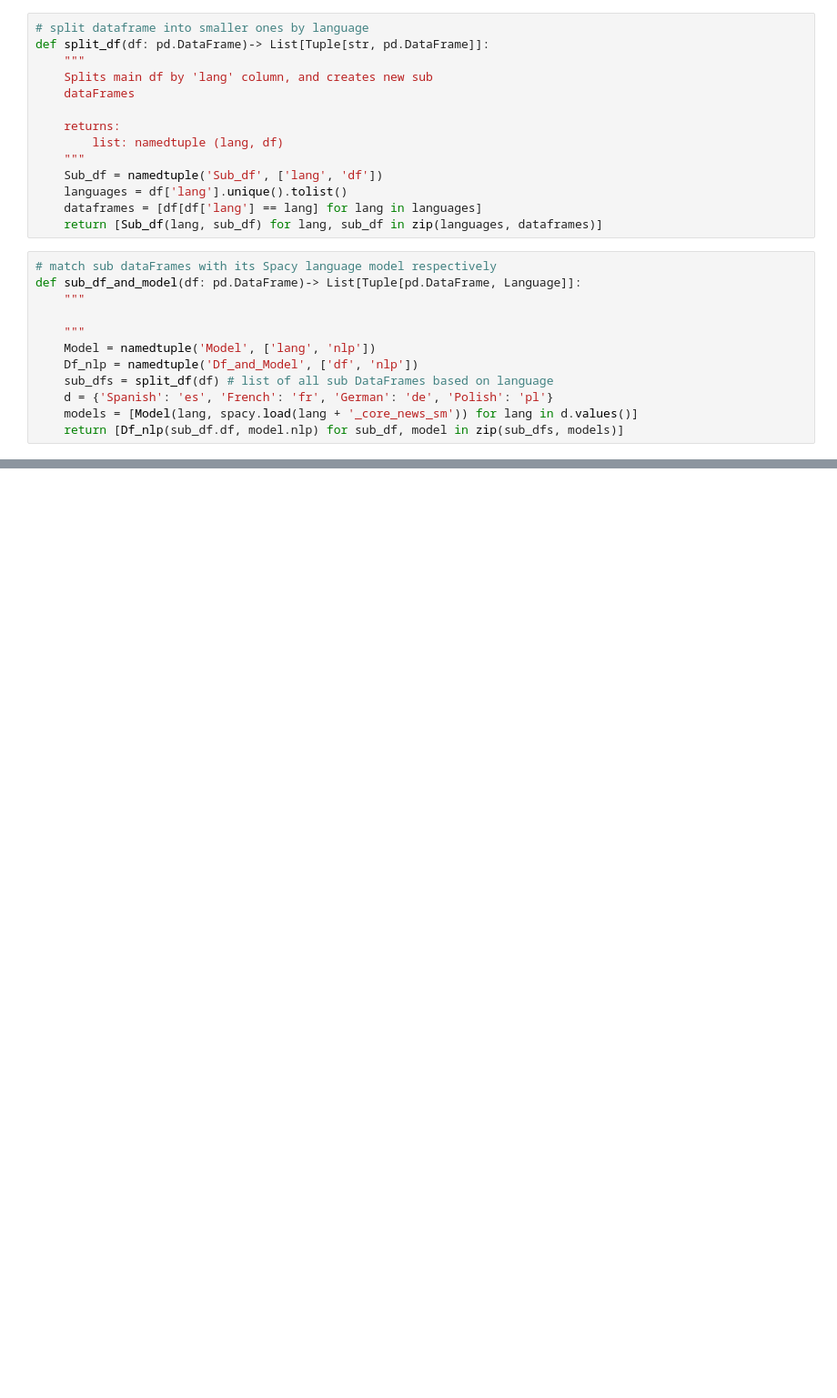
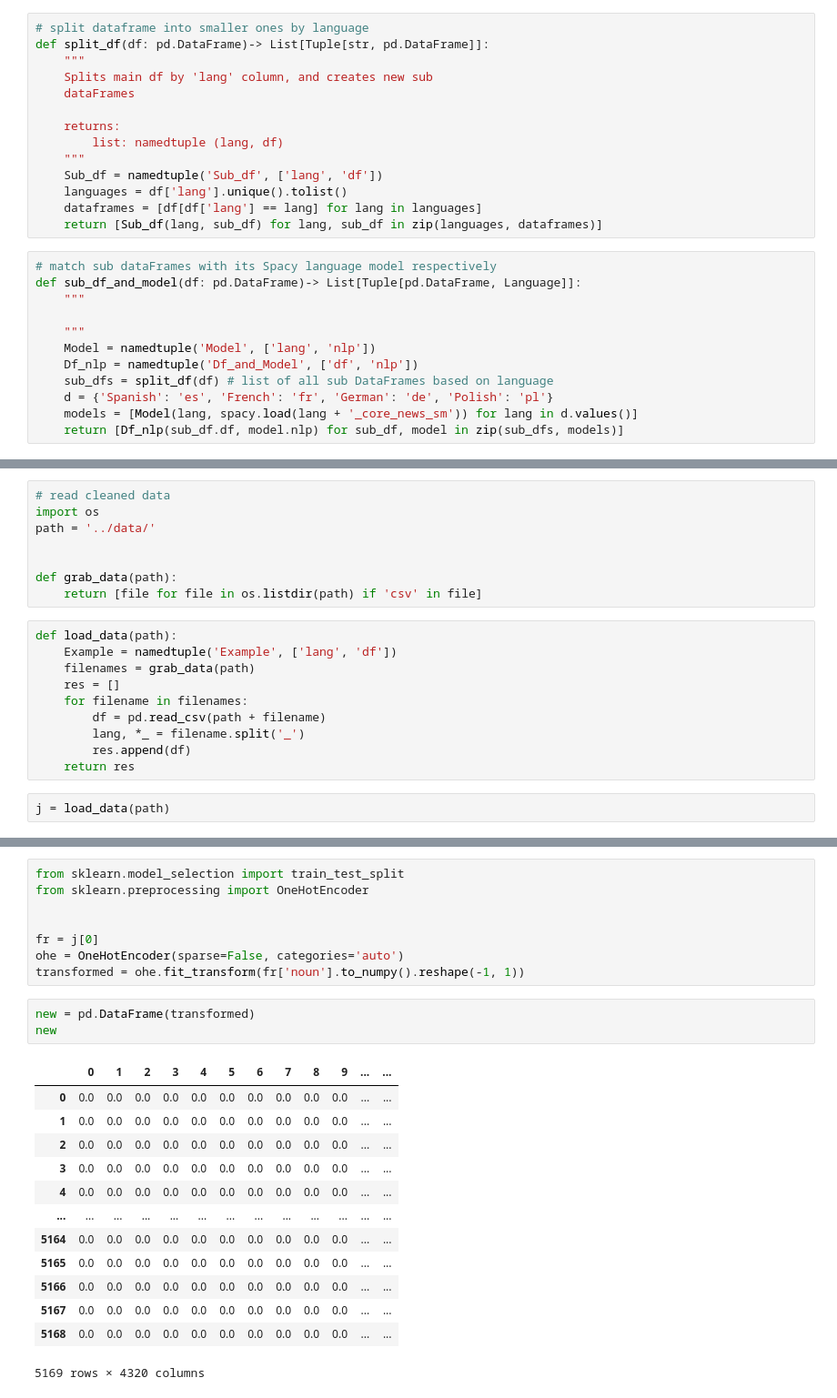
Before and after one commit to NinaNusb/-Morphology-Gender-assignment, a Jupyter notebook: notebooks/main.ipynb, the cells around one changed output, grey strips where cells are left out. Shown: that part at 91% size. Saved outputs shown, nothing was run; the diff lists cells and outputs as text; blank space fills up the shorter version.

```diff
--- a/notebooks/main.ipynb
+++ b/notebooks/main.ipynb
@@ -84,0 +216,20 @@ def sub_to_json(sub_dfs: List[pd.DataFrame])-> None:
+# %%
+# read cleaned data
+import os
+path = '../data/'
+
+
+def grab_data(path):
+    return [file for file in os.listdir(path) if 'csv' in file]
+# %%
+def load_data(path):
+    Example = namedtuple('Example', ['lang', 'df'])
+    filenames = grab_data(path)
+    res = []
+    for filename in filenames:
+        df = pd.read_csv(path + filename)
+        lang, *_ = filename.split('_')
+        res.append(df)
+    return res
+# %%
+j = load_data(path)
@@ -84,0 +254,25 @@ def sub_to_json(sub_dfs: List[pd.DataFrame])-> None:
+# %%
+from sklearn.model_selection import train_test_split
+from sklearn.preprocessing import OneHotEncoder
+
+
+fr = j[0]
+ohe = OneHotEncoder(sparse=False, categories='auto')
+transformed = ohe.fit_transform(fr['noun'].to_numpy().reshape(-1, 1))
+# %%
+new = pd.DataFrame(transformed)
+new
+# %% [output]
+|  | 0 | 1 | 2 | 3 | 4 | 5 | 6 | 7 | 8 | 9 | ... | ... |
+| 0 | 0.0 | 0.0 | 0.0 | 0.0 | 0.0 | 0.0 | 0.0 | 0.0 | 0.0 | 0.0 | ... | ... |
+| 1 | 0.0 | 0.0 | 0.0 | 0.0 | 0.0 | 0.0 | 0.0 | 0.0 | 0.0 | 0.0 | ... | ... |
+| 2 | 0.0 | 0.0 | 0.0 | 0.0 | 0.0 | 0.0 | 0.0 | 0.0 | 0.0 | 0.0 | ... | ... |
+| 3 | 0.0 | 0.0 | 0.0 | 0.0 | 0.0 | 0.0 | 0.0 | 0.0 | 0.0 | 0.0 | ... | ... |
+| 4 | 0.0 | 0.0 | 0.0 | 0.0 | 0.0 | 0.0 | 0.0 | 0.0 | 0.0 | 0.0 | ... | ... |
+| ... | ... | ... | ... | ... | ... | ... | ... | ... | ... | ... | ... | ... |
+| 5164 | 0.0 | 0.0 | 0.0 | 0.0 | 0.0 | 0.0 | 0.0 | 0.0 | 0.0 | 0.0 | ... | ... |
+| 5165 | 0.0 | 0.0 | 0.0 | 0.0 | 0.0 | 0.0 | 0.0 | 0.0 | 0.0 | 0.0 | ... | ... |
+| 5166 | 0.0 | 0.0 | 0.0 | 0.0 | 0.0 | 0.0 | 0.0 | 0.0 | 0.0 | 0.0 | ... | ... |
+| 5167 | 0.0 | 0.0 | 0.0 | 0.0 | 0.0 | 0.0 | 0.0 | 0.0 | 0.0 | 0.0 | ... | ... |
+| 5168 | 0.0 | 0.0 | 0.0 | 0.0 | 0.0 | 0.0 | 0.0 | 0.0 | 0.0 | 0.0 | ... | ... |
+5169 rows × 4320 columns
```
Also changed, not shown: parts of 21 cells of this notebook.
